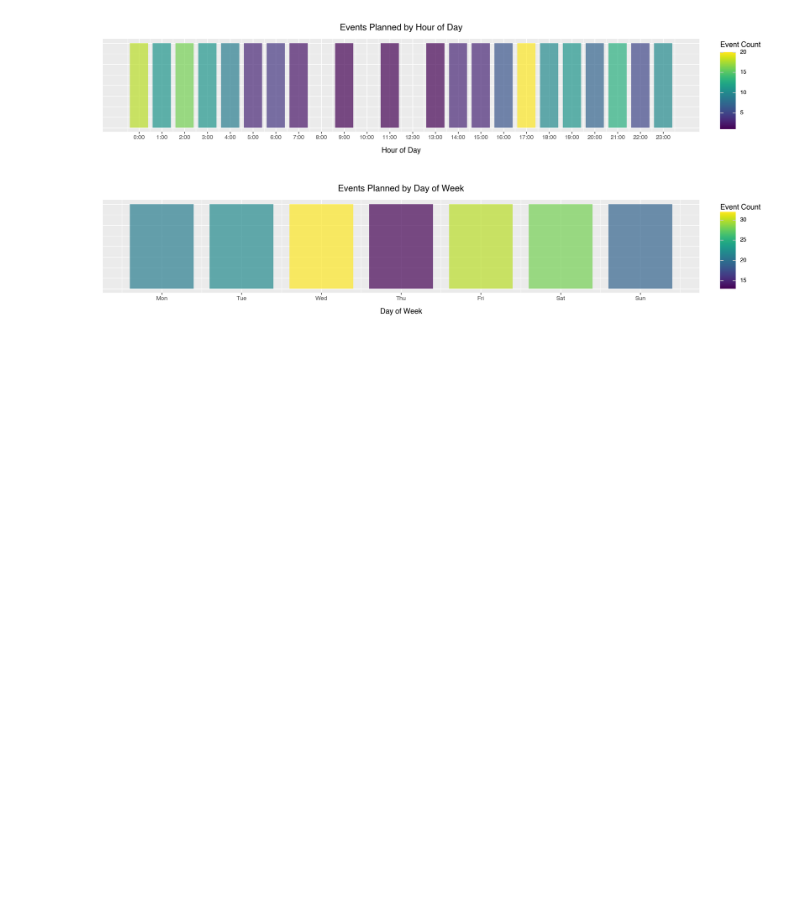
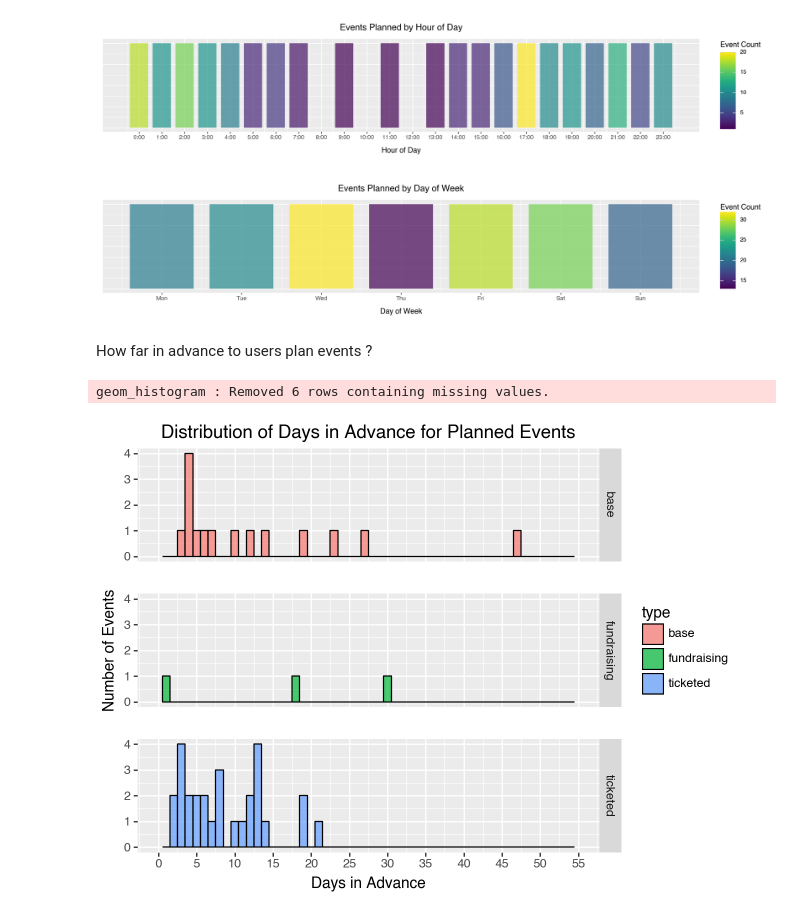
Before and after one commit to brandon841/analytics_report, a Jupyter notebook: event_analytics.ipynb, the cells around one changed output. Drawn from its saved outputs; the diff is of its cells as text; code cells hidden in the pictures; blank space fills up the shorter version.

Commit message:
adding days planned until event

```diff
--- a/event_analytics.ipynb
+++ b/event_analytics.ipynb
@@ -536,3 +534,52 @@ hour_chart.show()
 weekday_chart.show()
 # %% [output]
 [figure]
+# %% [markdown]
+How far in advance to users plan events ?
+# %%
+from typing import List, Dict, Any, Optional
+def get_excluded_users() -> List[str]:
+    """Return a list of user IDs to exclude from processing (e.g., test accounts)"""
+    # Define excluded user IDs (test/internal users)
+    bok_ids = ['+18323900558', '+18323875995', '+18323787163', '+11111111111']
+    maaz_ids = []
+    taras_ids = ['+15126437937']
+    zach_ids = ['+15126437937', '+15125577162']
+    trask_ids = ['+12146865810']
+    brandon_ids = ['+15126530534']
+    olesia_ids = ['+14444444444']
+    exclude_ids = bok_ids + maaz_ids + taras_ids + zach_ids + trask_ids + brandon_ids + olesia_ids
+
+    return exclude_ids
+# %%
+# how far in advance are events being planned?
+#remove checkin
+filtered_events = events_df[events_df['type'] != 'checkin']
+
+#remove testing users
+exclude_ids = get_excluded_users()
+filtered_users = users_df[['user_id', 'phoneNumber']]
+filtered_users = filtered_users[~filtered_users['phoneNumber'].isin(exclude_ids)]
+
+#merge filtered_users to events
+filtered_events = filtered_events[filtered_events['user_id'].isin(filtered_users['user_id'])]
+filtered_events['days_in_advance'] = (filtered_events['eventDate'] - filtered_events['createdAt']).dt.days
+
+#filtering to only 2026 and later
+filtered_events = filtered_events[filtered_events['createdAt'] >= '2026-01-01']
+filtered_events = filtered_events[filtered_events['days_in_advance'] >= 0]  # Filter out events created after the event date
+
+
+# Plotting distribution of days in advance
+advance_plot = (
+    ggplot(filtered_events, aes(x='days_in_advance', fill = "type")) +
+    geom_histogram(binwidth=1, color='black', alpha=0.7) +
+    labs(title='Distribution of Days in Advance for Planned Events', x='Days in Advance', y='Number of Events') +
+    facet_grid('type ~ .') +
+    scale_x_continuous(breaks=range(0, 60, 5), limits=(0, 55)) +
+    theme(panel_spacing=0.05)
+)
+advance_plot.show()
+# %% [output]
+geom_histogram : Removed 6 rows containing missing values.
+[figure, added]
```
Also changed, not shown: parts of 2 cells of this notebook.
